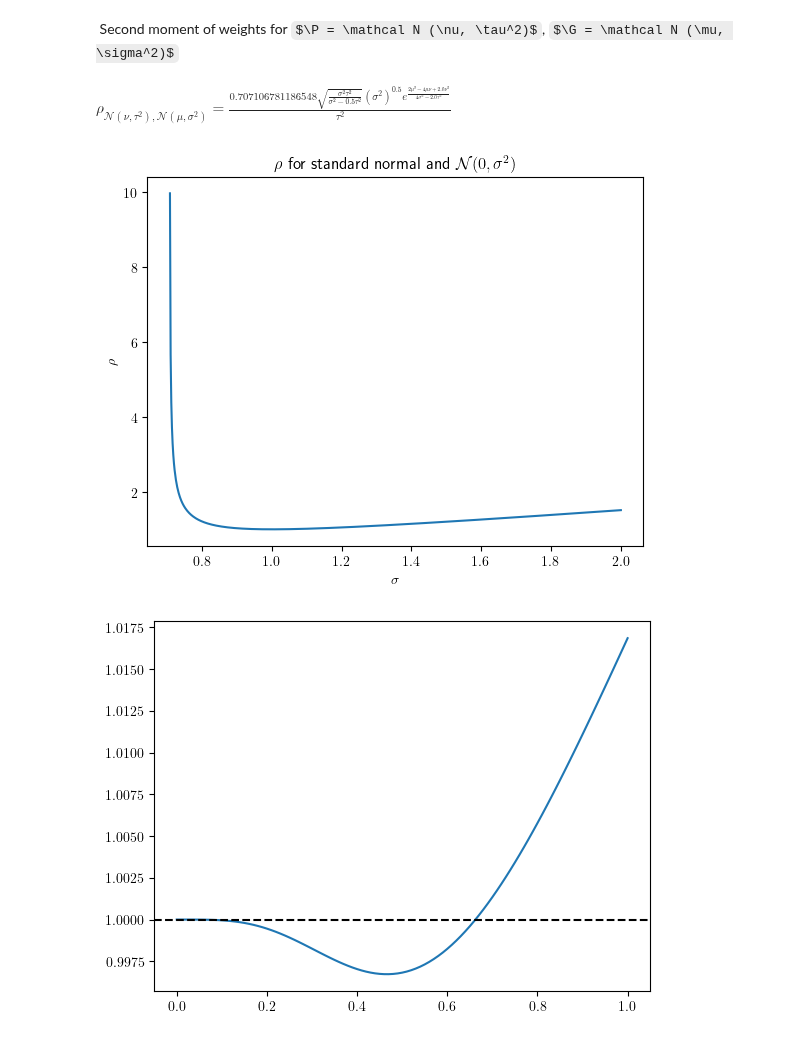
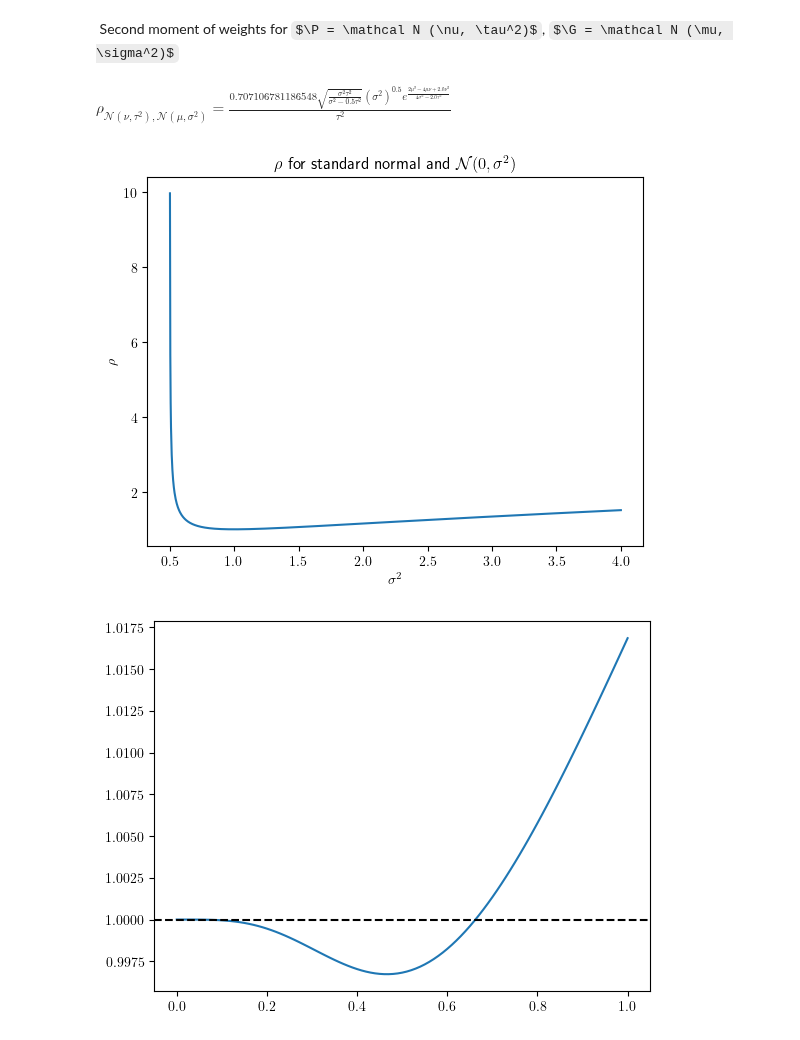
Before and after one commit to stefanheyder/dissertation, a Jupyter notebook: code/03_state_space_models.ipynb, the cells around one changed output. Cells and saved outputs as stored; diff of their text form; code cells hidden in the pictures; some formulas as TeX source.

```diff
--- a/code/03_state_space_models.ipynb
+++ b/code/03_state_space_models.ipynb
@@ -238,33 +244,33 @@ Second moment of weights for $\P = \mathcal N (\nu, \tau^2)$, $\G = \mathcal N (
 # %%
 from sympy import integrate, oo, exp, sqrt, pi, symbols, log
 x, nu, mu, tau, sigma = symbols("x nu mu tau sigma")
 X = Normal("x", nu, tau)
 weights_exponent = -1/2 * (x - nu) ** 2 / tau ** 2 + 1/2 * (x - mu) ** 2 / sigma ** 2
 
 a,b,c = symbols("a b c")
 # int exp(-a x^2 + b x + c) dx
 exponential_integral = sqrt(pi / a) * exp(b**2/4/a +c)
 
 # second moment of weights under G, for P = N(nu, tau**2), G = N(mu, sigma**2)
 # int p^2/g
 rho_normal = exponential_integral.subs({
     a: 1/ tau**2  - 1/2/sigma**2,
     b: 2*nu/tau**2 - mu/sigma**2,
     c: -nu ** 2/ tau ** 2 + mu ** 2 / sigma ** 2 / 2 - log(tau ** 2) - log(2 * pi) + 1/2 * log(sigma ** 2) + 1/2 * log(2 * pi)
 })
 show("\\rho_{\\mathcal N(\\nu, \\tau^2), \\mathcal N(\\mu, \\sigma^2)}", rho_normal.simplify())
 
 rho_normal_fun = lambdify((nu, tau, mu, sigma), rho_normal, "jax")
 sigs =  jnp.linspace(.1, 2, 1001)
 rhos = vmap(rho_normal_fun, (None, None, None, 0))(0., 1., 0.,sigs)
 plt.title("$\\rho$ for standard normal and $\\mathcal N (0, \\sigma^2)$")
-plt.plot(sigs, rhos)
+plt.plot(sigs**2, rhos)
 plt.ylabel("$\\rho$")
-plt.xlabel("$\\sigma$")
+plt.xlabel("$\\sigma^2$")
 plt.show()
 # %% [output]
 $\rho_{\mathcal N(\nu, \tau^2), \mathcal N(\mu, \sigma^2)} = \frac{0.707106781186548 \sqrt{\frac{\sigma^{2} \tau^{2}}{\sigma^{2} - 0.5 \tau^{2}}} \left(\sigma^{2}\right)^{0.5} e^{\frac{2 \mu^{2} - 4 \mu \nu + 2.0 \nu^{2}}{4 \sigma^{2} - 2.0 \tau^{2}}}}{\tau^{2}}$
-[figure, old version]
+[figure, new version]
 # %%
 sigma_ce_fun = lambdify((mu, tau), sqrt(-1/2/psi_ce), "jax")
 sigma_eis_fun = lambdify((mu, tau), sqrt(-1/2/psi_eis), "jax")
```
Also changed, not shown: parts of 9 cells of this notebook, 8 other files.
